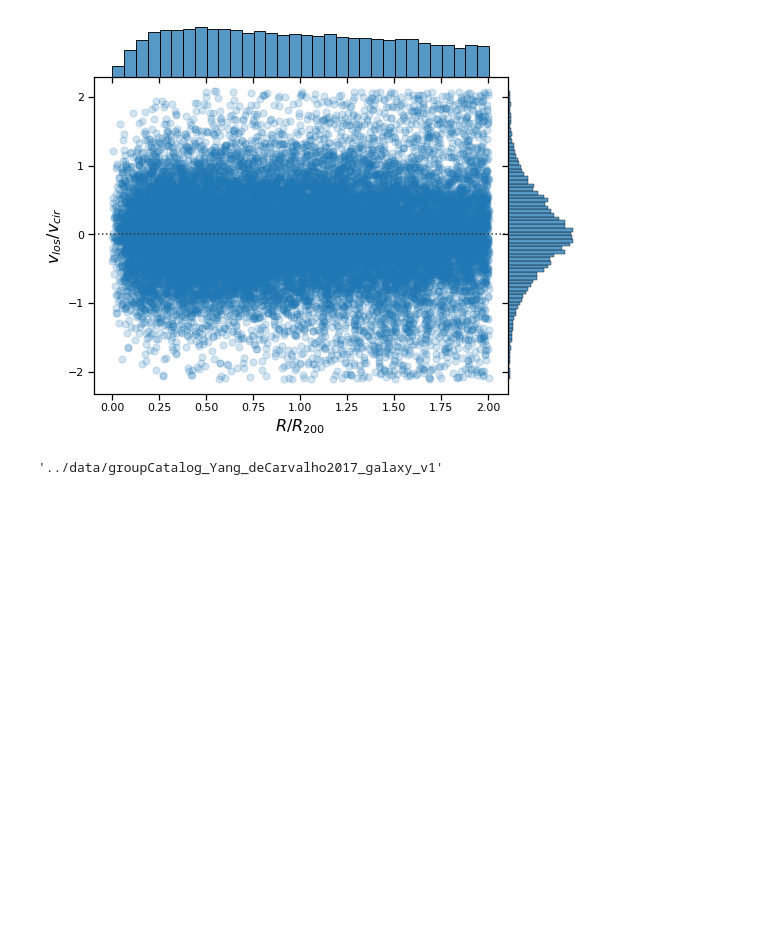
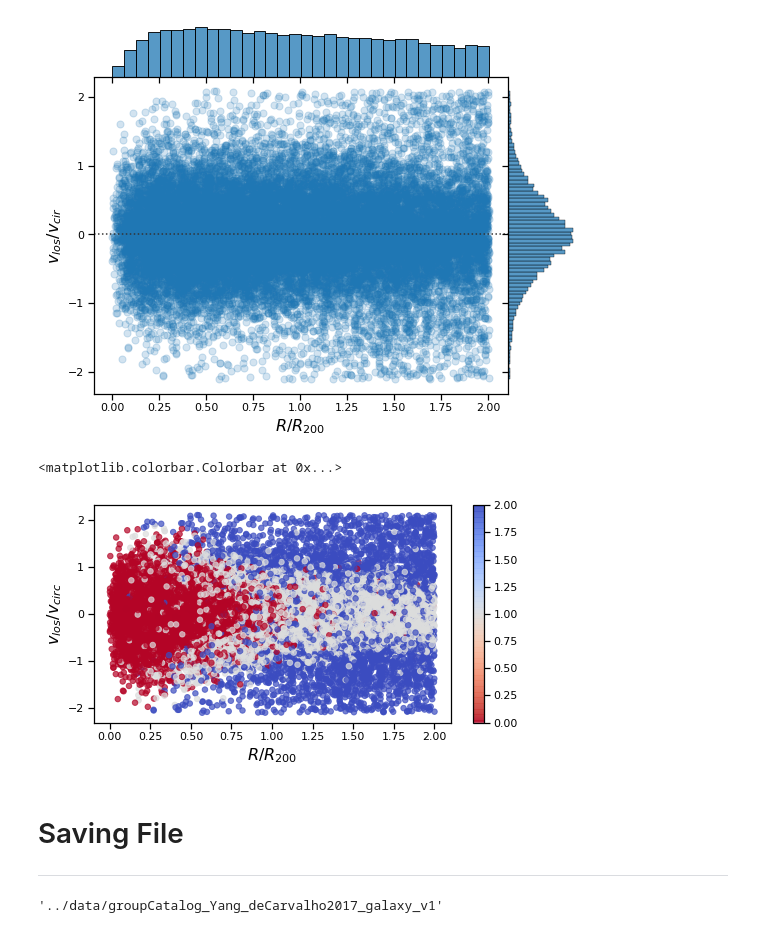
Before and after one commit to estevesjh/galaxyFormation, a Jupyter notebook: notebooks/PreProcessing.ipynb, the cells around one changed output. Drawn from its saved outputs; the diff is of its cells as text; code cells hidden in the pictures; blank space fills up the shorter version.

```diff
--- a/notebooks/PreProcessing.ipynb
+++ b/notebooks/PreProcessing.ipynb
@@ -266,6 +304,18 @@ ax.set_axis_labels(r'$R/R_{200}$', r'$v_{los}/v_{cir}$ ', fontsize=16)
 ax.fig.set_figwidth(8)
 # %% [output]
 [figure]
+# %%
+plt.figure(figsize=(8,4))
+plt.scatter(rnorm[cut],vlosn[cut],c=tags[cut],alpha=0.7,s=30,cmap='coolwarm_r')
+plt.xlabel(r'$R/R_{200}$',fontsize=16)
+plt.ylabel(r'$v_{los}/ v_{circ} $',fontsize=16)
+plt.colorbar()
+# %% [output]
+<matplotlib.colorbar.Colorbar at 0x...>
+[figure, added]
+# %% [markdown]
+# Saving File
+---------------------------------------
 # %%
 galaxy_file[:-4]+'_v1'
 # %% [output]
```
Also changed, not shown: parts of 16 cells of this notebook, 2 other files.
